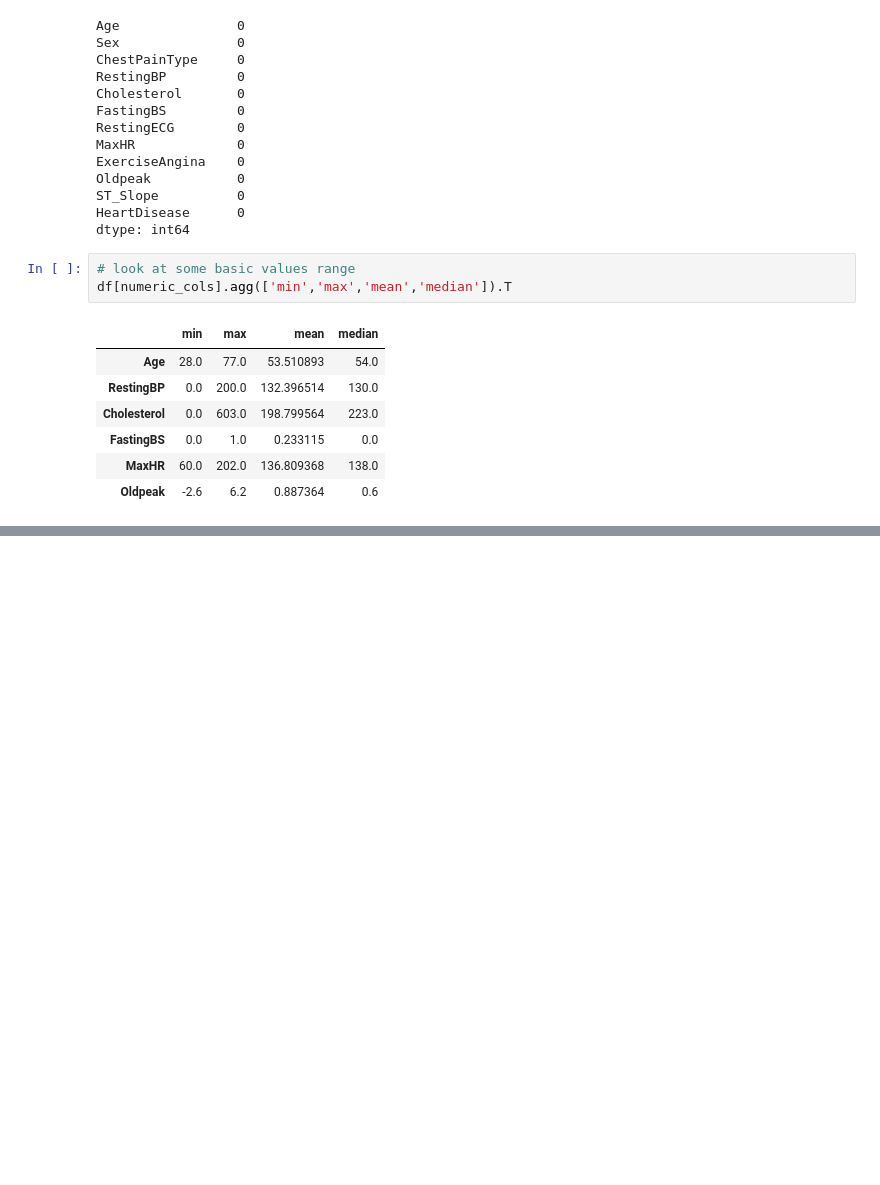
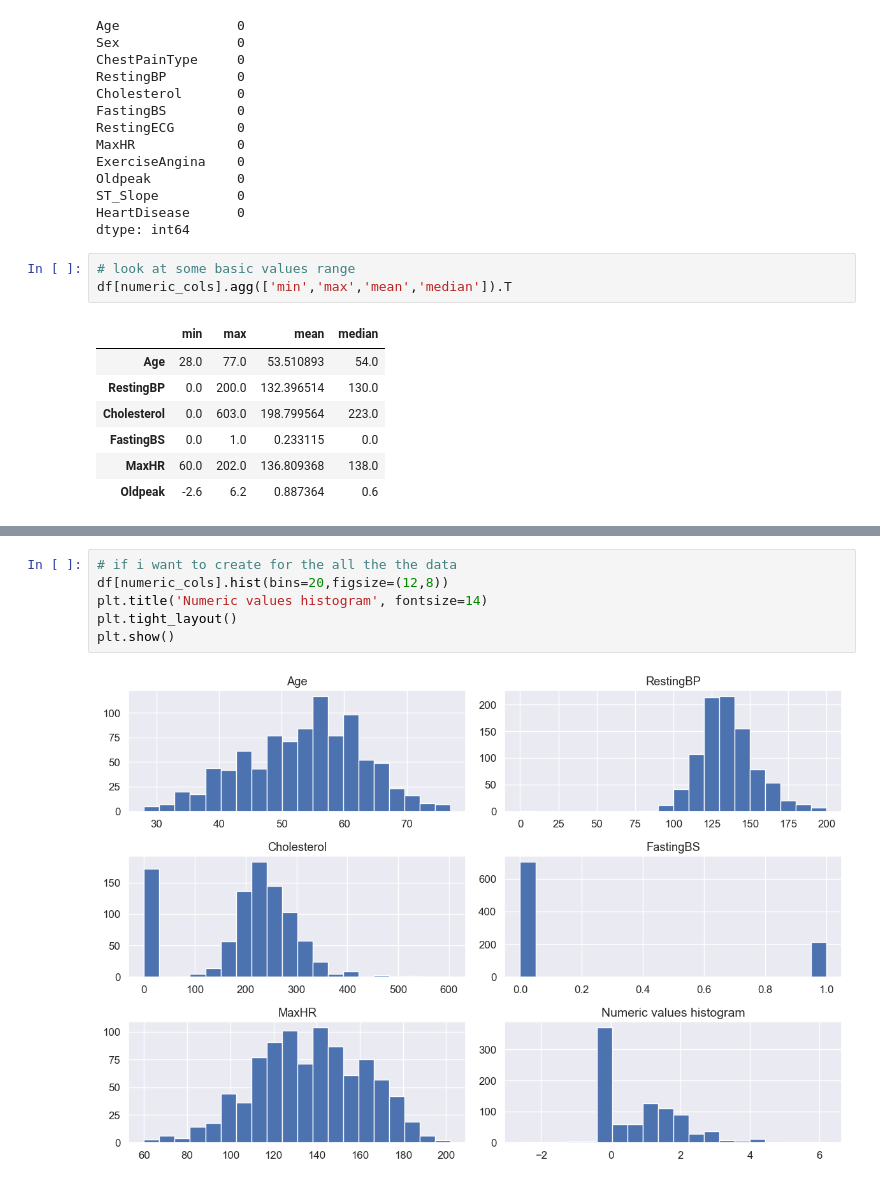
Before and after one commit to kazrkb/ml-modules, a Jupyter notebook: m-6/m-6.ipynb, the cells around one changed output, grey strips where cells are left out. Drawn from its saved outputs; the diff is of its cells as text; blank space fills up the shorter version.

```diff
--- a/m-6/m-6.ipynb
+++ b/m-6/m-6.ipynb
@@ -113,0 +141,8 @@ df[numeric_cols].agg(['min','max','mean','median']).T
+# %%
+# if i want to create for the all the the data
+df[numeric_cols].hist(bins=20,figsize=(12,8))
+plt.title('Numeric values histogram', fontsize=14)
+plt.tight_layout()
+plt.show()
+# %% [output]
+[figure, added]
```
Also changed, not shown: parts of 6 cells of this notebook.
